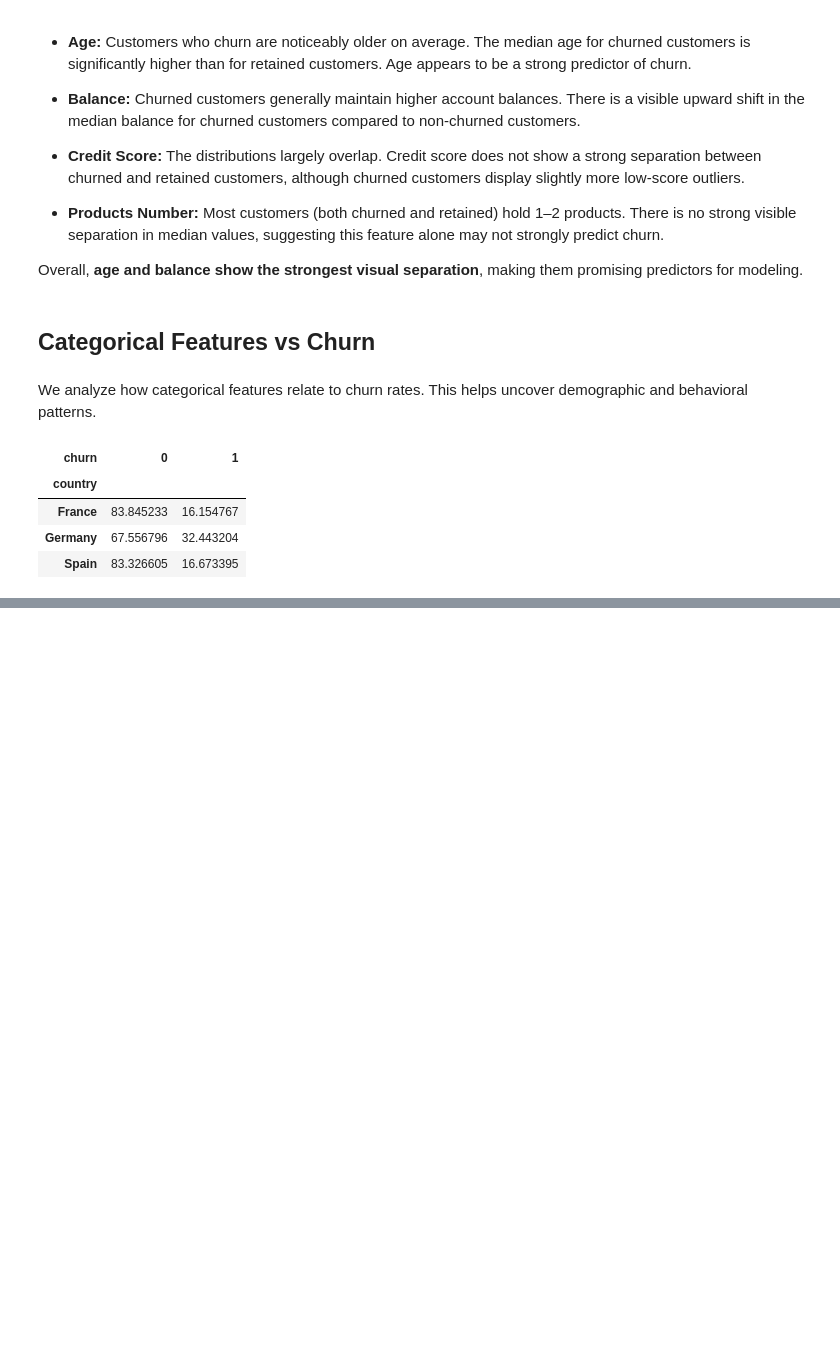
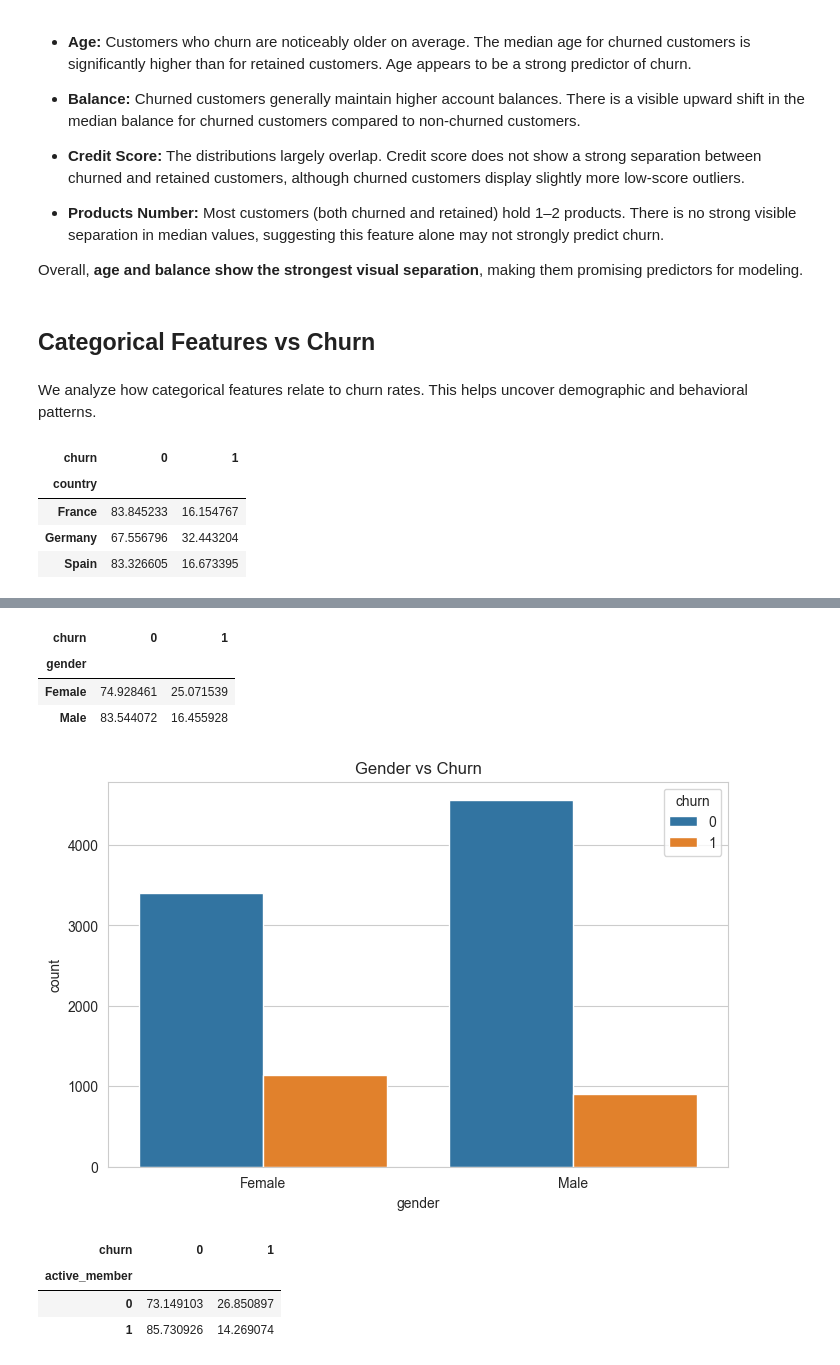
Before and after one commit to naevasetia/customer-churn-prediction-ml, a Jupyter notebook: notebooks/01_eda.ipynb, the cells around one changed output, grey strips where cells are left out. Saved outputs shown, nothing was run; the diff lists cells and outputs as text; code cells hidden in the pictures; blank space fills up the shorter version.

```diff
--- a/notebooks/01_eda.ipynb
+++ b/notebooks/01_eda.ipynb
@@ -297,0 +300,22 @@ plt.show()
+# %%
+gender_churn = pd.crosstab(df["gender"], df["churn"], normalize="index") * 100
+gender_churn
+# %% [output]
+| churn | 0 | 1 |
+| gender |  |  |
+| Female | 74.928461 | 25.071539 |
+| Male | 83.544072 | 16.455928 |
+# %%
+sns.countplot(x="gender", hue="churn", data=df)
+plt.title("Gender vs Churn")
+plt.show()
+# %% [output]
+[figure, added]
+# %%
+active_churn = pd.crosstab(df["active_member"], df["churn"], normalize="index") * 100
+active_churn
+# %% [output]
+| churn | 0 | 1 |
+| active_member |  |  |
+| 0 | 73.149103 | 26.850897 |
+| 1 | 85.730926 | 14.269074 |
```
Also changed, not shown: parts of 11 cells of this notebook.
